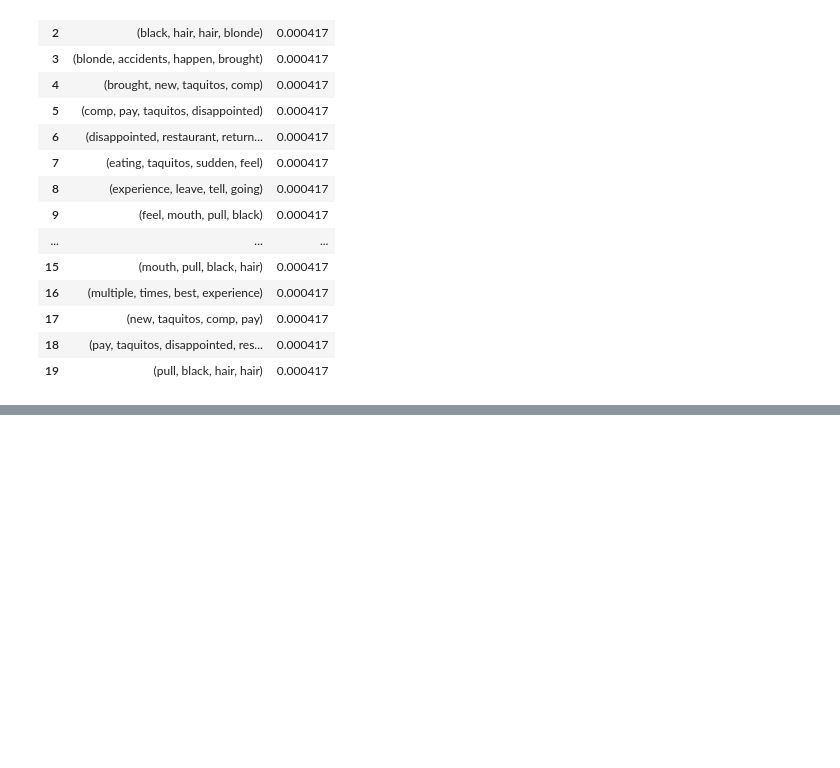
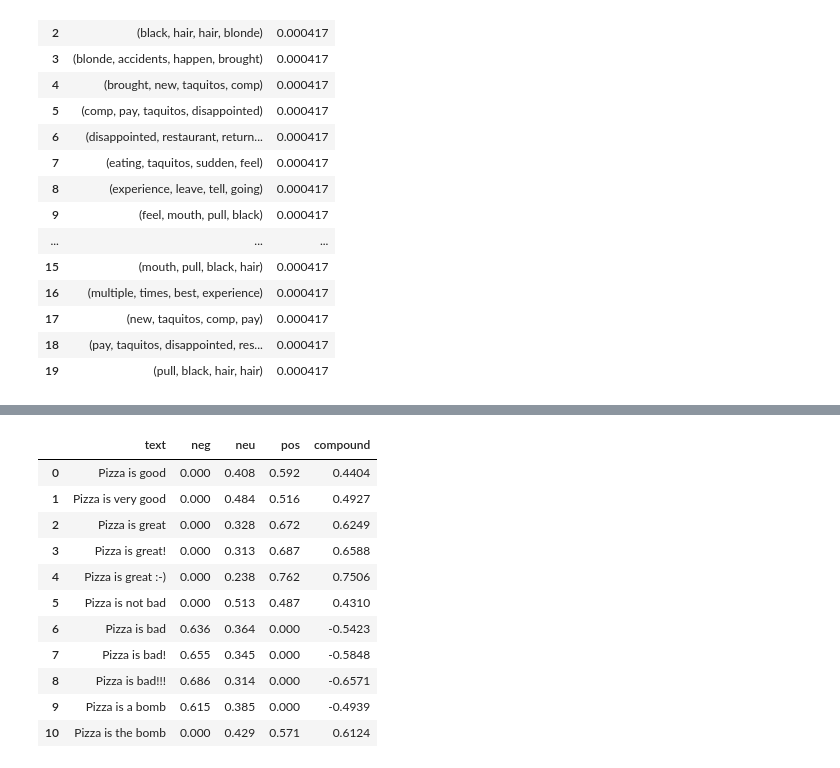
Before and after one commit to Rovidicus/Natural-Language-Processing, a Jupyter notebook: Text_in_Dataframe.ipynb, the cells around one changed output, grey strips where cells are left out. Drawn from its saved outputs; the diff is of its cells as text; code cells hidden in the pictures; blank space fills up the shorter version.

```diff
--- a/Text_in_Dataframe.ipynb
+++ b/Text_in_Dataframe.ipynb
@@ -816,0 +819,15 @@ get_ngram_measures_finder(low_reviews_tokens_exploded_list, ngrams=4, top_n=20)
+# %%
+# Demonstration texts
+sample_df = pd.DataFrame([
+    'Pizza is good',
+    'Pizza is very good',
+    'Pizza is great',
+    'Pizza is great!',
+    'Pizza is great :-)',
+    'Pizza is not bad',
+    'Pizza is bad',
+    'Pizza is bad!',
+    'Pizza is bad!!!',
+    'Pizza is a bomb',
+    'Pizza is the bomb'], columns = ['text'])
+sample_df
@@ -816,0 +858,23 @@ get_ngram_measures_finder(low_reviews_tokens_exploded_list, ngrams=4, top_n=20)
+# %%
+# Initialize the VADER sentiment analyzer
+sia = SentimentIntensityAnalyzer()
+# %%
+sample_df['sentiment_scores'] = sample_df['text'].map(sia.polarity_scores)
+# Convert the column of dictionaries into separate columns
+sample_df_scores = sample_df['sentiment_scores'].apply(pd.Series)
+# Join the new DataFrame with the original DataFrame
+sample_df = pd.concat([sample_df, sample_df_scores], axis=1).drop('sentiment_scores', axis=1)
+sample_df
+# %% [output]
+|  | text | neg | neu | pos | compound |
+| 0 | Pizza is good | 0.000 | 0.408 | 0.592 | 0.4404 |
+| 1 | Pizza is very good | 0.000 | 0.484 | 0.516 | 0.4927 |
+| 2 | Pizza is great | 0.000 | 0.328 | 0.672 | 0.6249 |
+| 3 | Pizza is great! | 0.000 | 0.313 | 0.687 | 0.6588 |
+| 4 | Pizza is great :-) | 0.000 | 0.238 | 0.762 | 0.7506 |
+| 5 | Pizza is not bad | 0.000 | 0.513 | 0.487 | 0.4310 |
+| 6 | Pizza is bad | 0.636 | 0.364 | 0.000 | -0.5423 |
+| 7 | Pizza is bad! | 0.655 | 0.345 | 0.000 | -0.5848 |
+| 8 | Pizza is bad!!! | 0.686 | 0.314 | 0.000 | -0.6571 |
+| 9 | Pizza is a bomb | 0.615 | 0.385 | 0.000 | -0.4939 |
+| 10 | Pizza is the bomb | 0.000 | 0.429 | 0.571 | 0.6124 |
```
Also changed, not shown: parts of 37 cells of this notebook, 3 other files.
